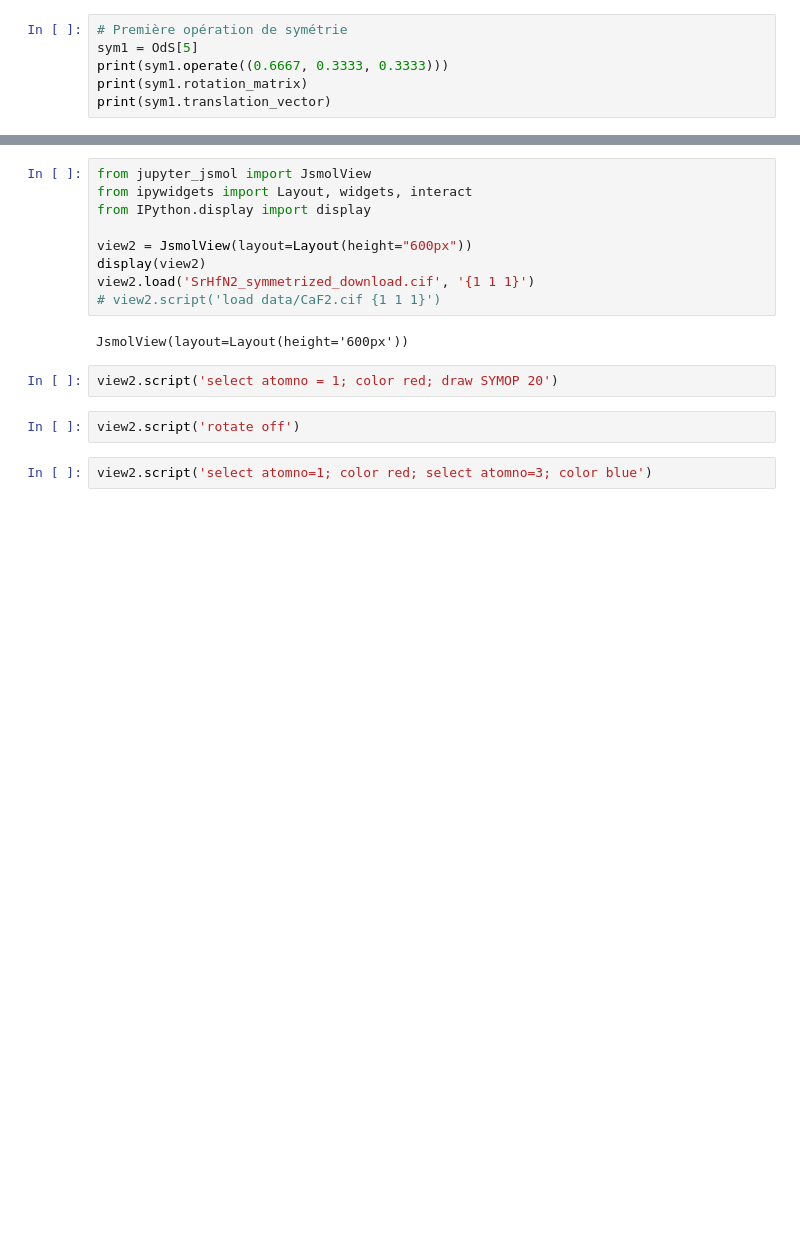
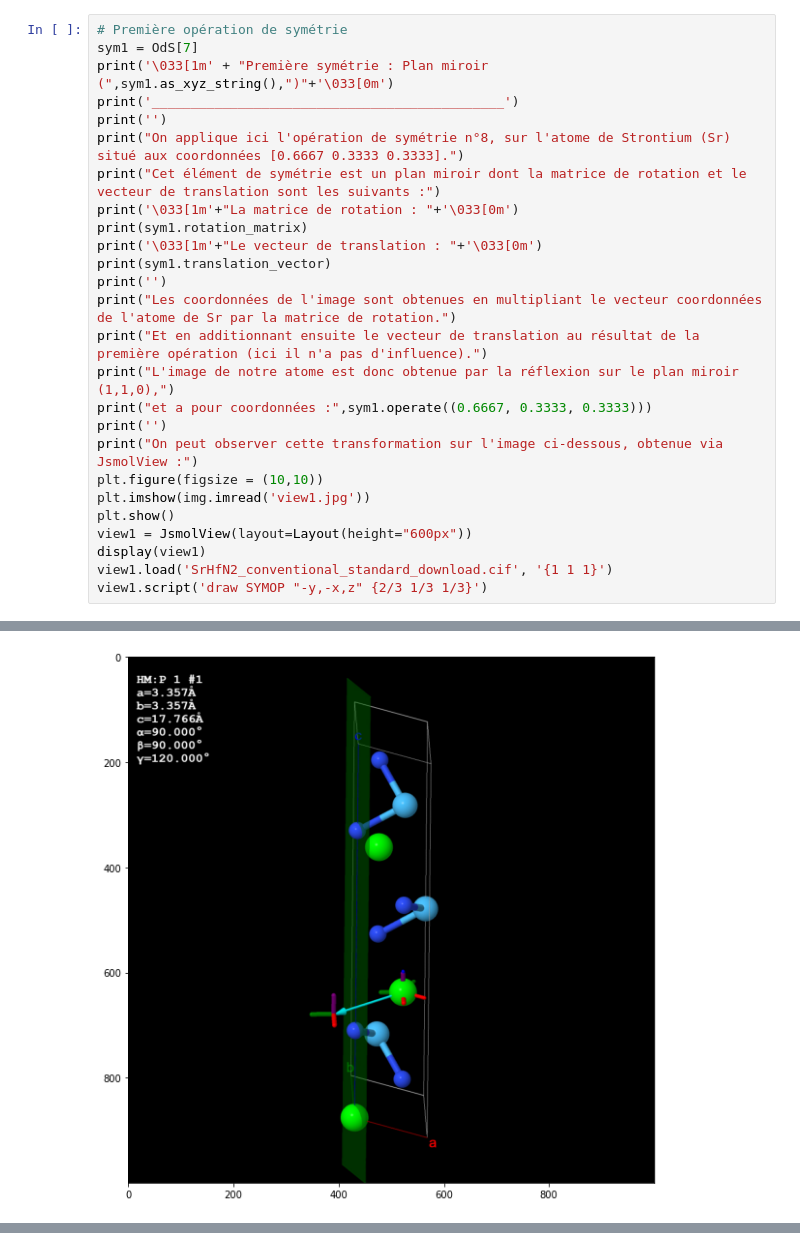
Before and after one commit to thom4sGIT/lmapr1492, a Jupyter notebook: symmetry.ipynb, the cells around one changed output, grey strips where cells are left out. Saved outputs shown, nothing was run; the diff lists cells and outputs as text; blank space fills up the shorter version.

```diff
--- a/symmetry.ipynb
+++ b/symmetry.ipynb
@@ -71,7 +84,27 @@ convss.sites
 # %%
 # Première opération de symétrie
-sym1 = OdS[5]
-print(sym1.operate((0.6667, 0.3333, 0.3333)))
+sym1 = OdS[7]
+print('\033[1m' + "Première symétrie : Plan miroir (",sym1.as_xyz_string(),")"+'\033[0m')
+print('_____________________________________________')
+print('')
+print("On applique ici l'opération de symétrie n°8, sur l'atome de Strontium (Sr) situé aux coordonnées [0.6667 0.3333 0.3333].")
+print("Cet élément de symétrie est un plan miroir dont la matrice de rotation et le vecteur de translation sont les suivants :")
+print('\033[1m'+"La matrice de rotation : "+'\033[0m')
 print(sym1.rotation_matrix)
+print('\033[1m'+"Le vecteur de translation : "+'\033[0m')
 print(sym1.translation_vector)
+print('')
+print("Les coordonnées de l'image sont obtenues en multipliant le vecteur coordonnées de l'atome de Sr par la matrice de rotation.")
+print("Et en additionnant ensuite le vecteur de translation au résultat de la première opération (ici il n'a pas d'influence).")
+print("L'image de notre atome est donc obtenue par la réflexion sur le plan miroir (1,1,0),")
+print("et a pour coordonnées :",sym1.operate((0.6667, 0.3333, 0.3333)))
+print('')
+print("On peut observer cette transformation sur l'image ci-dessous, obtenue via JsmolView :")
+plt.figure(figsize = (10,10))
+plt.imshow(img.imread('view1.jpg'))
+plt.show()
+view1 = JsmolView(layout=Layout(height="600px"))
+display(view1)
+view1.load('SrHfN2_conventional_standard_download.cif', '{1 1 1}')
+view1.script('draw SYMOP "-y,-x,z" {2/3 1/3 1/3}')
 # %% [output]
@@ -82,0 +129 @@ print(sym1.translation_vector)
+[figure, added]
@@ -83,17 +130,0 @@ print(sym1.translation_vector)
-# %%
-from jupyter_jsmol import JsmolView
-from ipywidgets import Layout, widgets, interact
-from IPython.display import display
-
-view2 = JsmolView(layout=Layout(height="600px"))
-display(view2)
-view2.load('SrHfN2_symmetrized_download.cif', '{1 1 1}')
-# view2.script('load data/CaF2.cif {1 1 1}')
-# %% [output]
-JsmolView(layout=Layout(height='600px'))
-# %%
-view2.script('select atomno = 1; color red; draw SYMOP 20')
-# %%
-view2.script('rotate off')
-# %%
-view2.script('select atomno=1; color red; select atomno=3; color blue')
```
Also changed, not shown: parts of 10 cells of this notebook.
